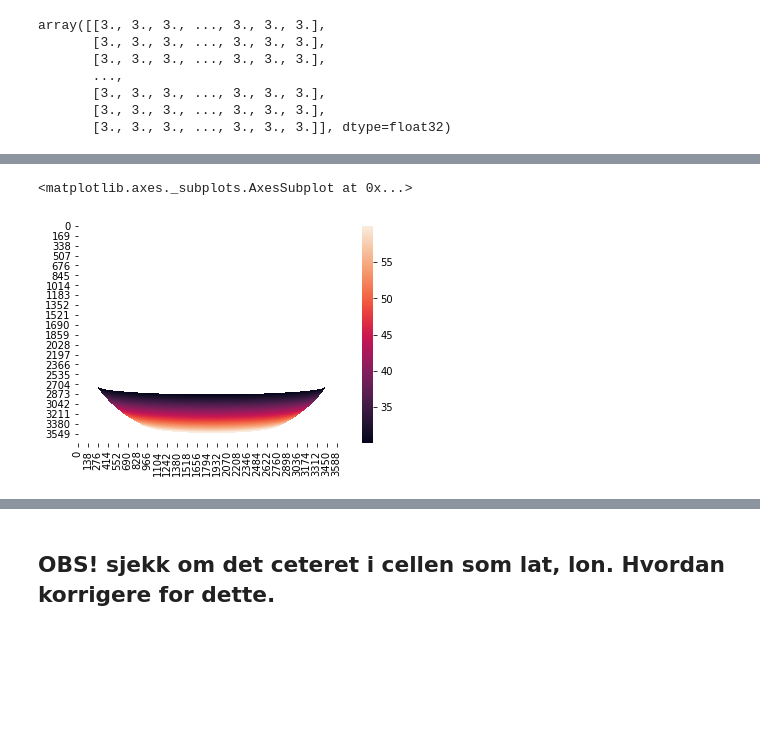
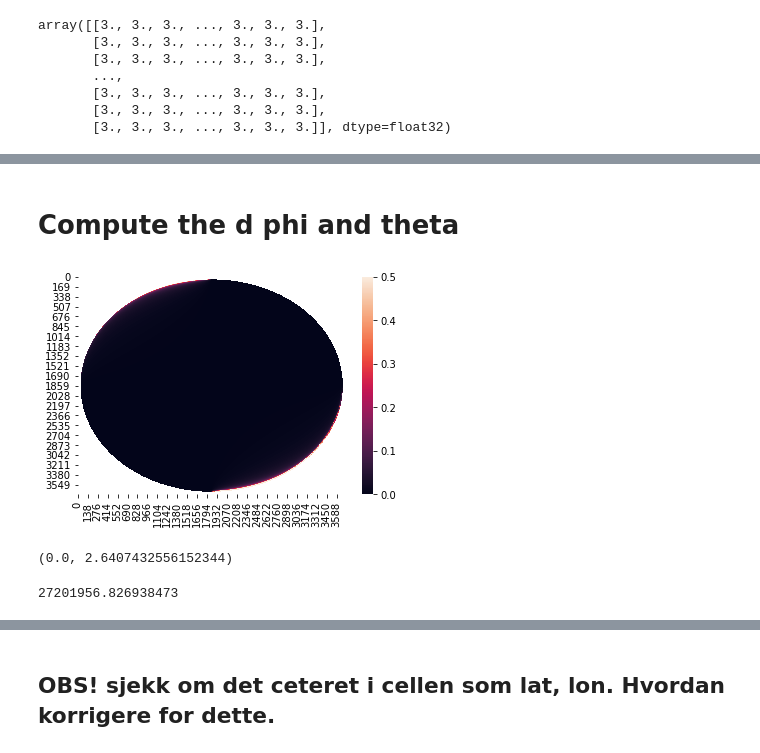
Before and after one commit to hannasv/ms, a Jupyter notebook: notebooks/ReadingSateliteData.ipynb, the cells around one changed output, grey strips where cells are left out. Saved outputs shown, nothing was run; the diff lists cells and outputs as text; code cells hidden in the pictures; blank space fills up the shorter version.

```diff
--- a/notebooks/ReadingSateliteData.ipynb
+++ b/notebooks/ReadingSateliteData.ipynb
@@ -58,0 +64,2 @@ nc_files
+# %%
+nc_file = nc_files[0]
@@ -117,12 +144,9 @@ def fix_one_sat_file(filename):
 
     return data
 # %%
-rootgrp = Dataset(nc_files[0], "r", format="NETCDF4")
+rootgrp = Dataset(nc_file, "r", format="NETCDF4")
 cloud_mask_array = rootgrp.variables["cloudMask"][:].data
 lat_array = rootgrp.variables["lat"][:].data
 lon_array = rootgrp.variables["lon"][:].data
+lat_array[lat_array < -99] = np.nan
+lon_array[lon_array < -99] = np.nan
-# %%
-lat_array[lat_array > 60] = np.nan
-lat_array[lat_array < 30] = np.nan
-lon_array[lon_array > 40] = np.nan
-lon_array[lon_array < -15] = np.nan
@@ -134,5 +153,17 @@ sns.heatmap(lon_array)
-# %%
-sns.heatmap(lat_array)
-# %% [output]
-<matplotlib.axes._subplots.AxesSubplot at 0x...>
-[figure, removed]
+# %% [markdown]
+# Compute the d phi and theta
+# %%
+d_theta = (lat_array[:, 1:].transpose() - lat_array[:, :-1].transpose() ).transpose() # pad with zeros
+d_phi = lon_array[1:] - lon_array[:-1]
+pad = np.ones((1, 3712))*np.nan
+d_phi = np.concatenate((pad, d_phi), axis = 0)/2
+d_theta = np.concatenate((pad.transpose(), d_theta), axis = 1)/2
+# %%
+sns.heatmap(d_phi, vmin = 0.0, vmax = 0.5)
+plt.show()
+# %% [output]
+[figure, added]
+# %%
+np.nanmin(np.abs(d_phi)), np.nanmax(d_phi)
+# %% [output]
+(0.0, 2.6407432556152344)
@@ -138,0 +189,4 @@ sns.heatmap(lat_array)
+# %%
+ex
+# %% [output]
+27201956.826938473
```
Also changed, not shown: parts of 86 cells of this notebook, 1 other file.
